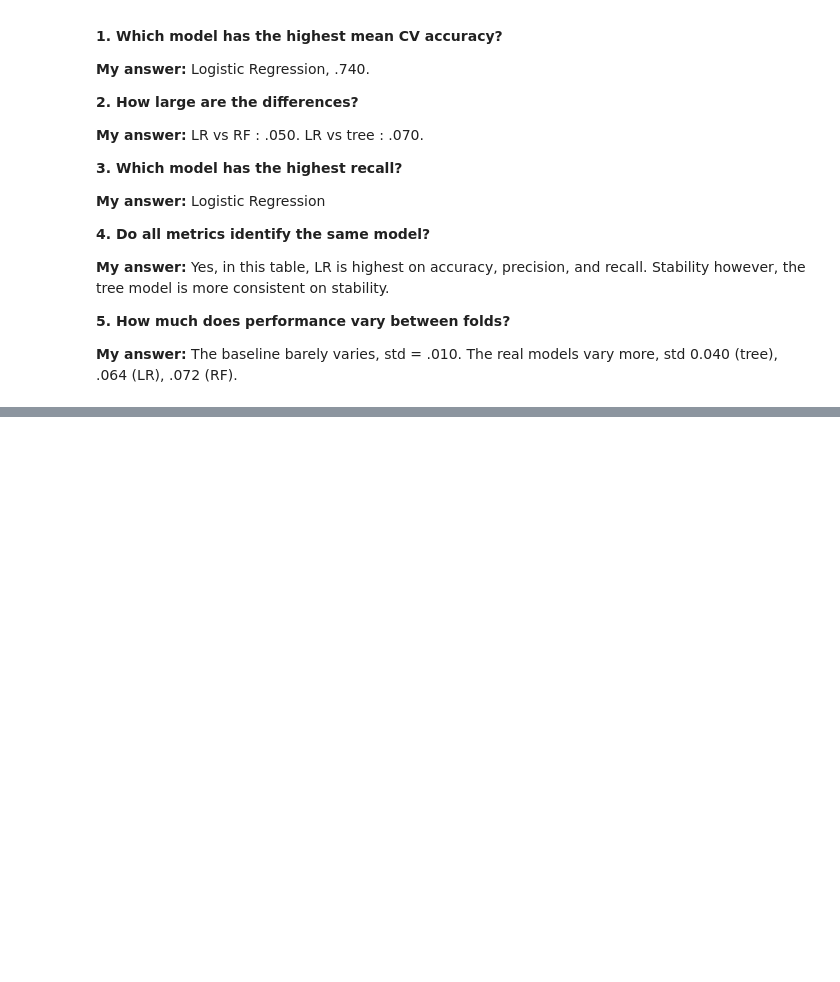
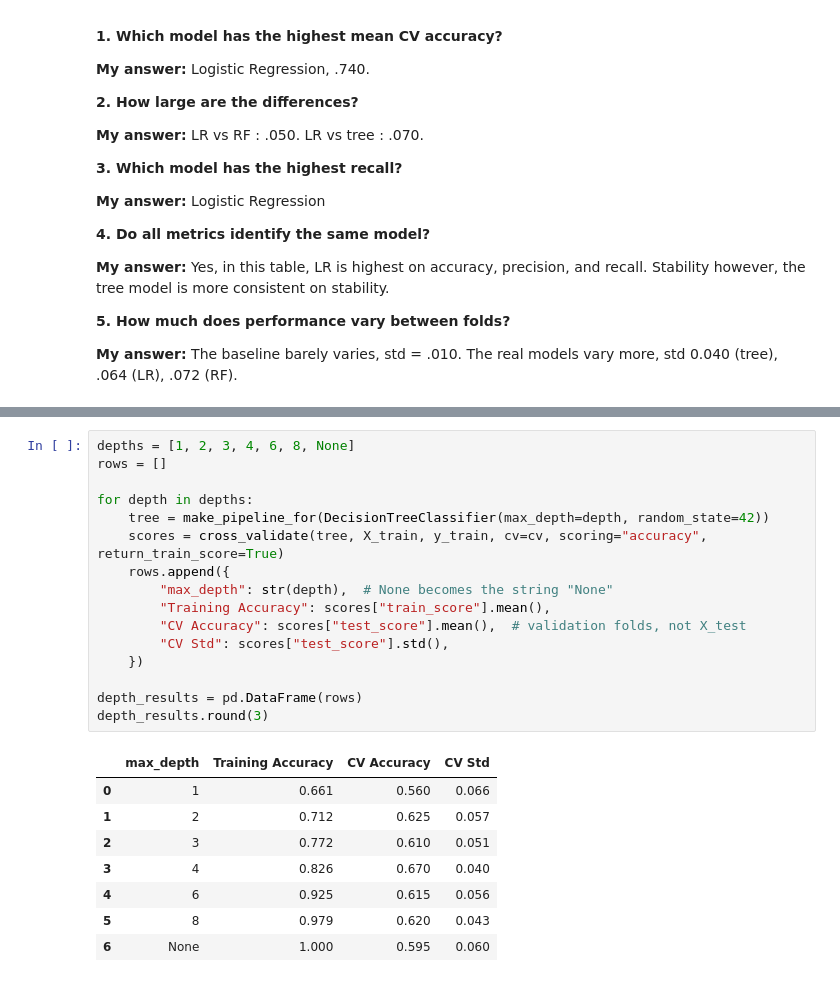
Before and after one commit to JGrade2005/CSE4095_2026, a Jupyter notebook: in_class_assignments/class10/CSE4095_Class10_Starter.ipynb, the cells around one changed output, grey strips where cells are left out. Drawn from its saved outputs; the diff is of its cells as text; blank space fills up the shorter version.

```diff
--- a/in_class_assignments/class10/CSE4095_Class10_Starter.ipynb
+++ b/in_class_assignments/class10/CSE4095_Class10_Starter.ipynb
@@ -435,0 +445,25 @@ comparison
+# %%
+depths = [1, 2, 3, 4, 6, 8, None]
+rows = []
+
+for depth in depths:
+    tree = make_pipeline_for(DecisionTreeClassifier(max_depth=depth, random_state=42))
+    scores = cross_validate(tree, X_train, y_train, cv=cv, scoring="accuracy", return_train_score=True)
+    rows.append({
+        "max_depth": str(depth),  # None becomes the string "None"
+        "Training Accuracy": scores["train_score"].mean(),
+        "CV Accuracy": scores["test_score"].mean(),  # validation folds, not X_test
+        "CV Std": scores["test_score"].std(),
+    })
+
+depth_results = pd.DataFrame(rows)
+depth_results.round(3)
+# %% [output]
+|  | max_depth | Training Accuracy | CV Accuracy | CV Std |
+| 0 | 1 | 0.661 | 0.560 | 0.066 |
+| 1 | 2 | 0.712 | 0.625 | 0.057 |
+| 2 | 3 | 0.772 | 0.610 | 0.051 |
+| 3 | 4 | 0.826 | 0.670 | 0.040 |
+| 4 | 6 | 0.925 | 0.615 | 0.056 |
+| 5 | 8 | 0.979 | 0.620 | 0.043 |
+| 6 | None | 1.000 | 0.595 | 0.060 |
```
Also changed, not shown: parts of 20 cells of this notebook, 1 other file.
